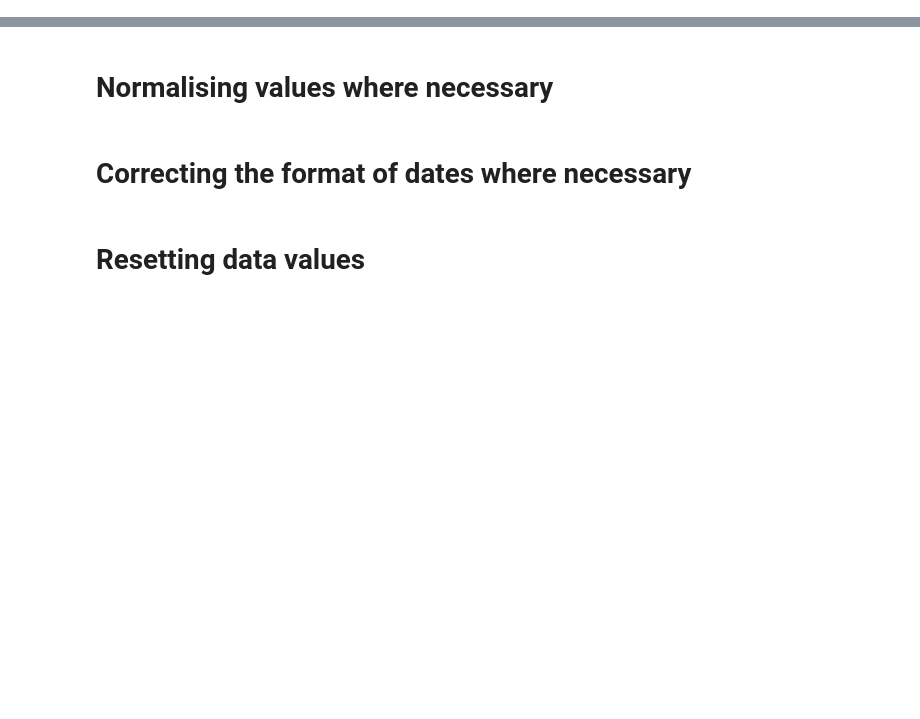
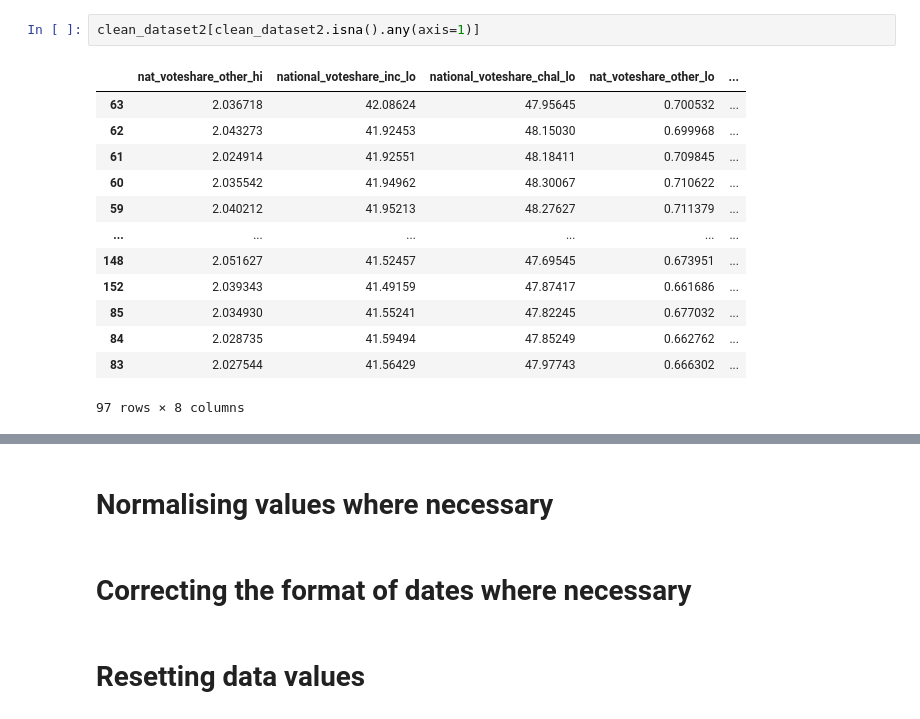
Before and after one commit to blazaropinto/portfolio_PDA_Data_Science, a Jupyter notebook: Preparing_data_for_analysis.ipynb, the cells around one changed output, grey strips where cells are left out. Saved outputs shown, nothing was run; the diff lists cells and outputs as text; blank space fills up the shorter version.

```diff
--- a/Preparing_data_for_analysis.ipynb
+++ b/Preparing_data_for_analysis.ipynb
@@ -6,0 +277,16 @@
+# %%
+clean_dataset2[clean_dataset2.isna().any(axis=1)]
+# %% [output]
+|  | nat_voteshare_other_hi | national_voteshare_inc_lo | national_voteshare_chal_lo | nat_voteshare_other_lo | ... |
+| 63 | 2.036718 | 42.08624 | 47.95645 | 0.700532 | ... |
+| 62 | 2.043273 | 41.92453 | 48.15030 | 0.699968 | ... |
+| 61 | 2.024914 | 41.92551 | 48.18411 | 0.709845 | ... |
+| 60 | 2.035542 | 41.94962 | 48.30067 | 0.710622 | ... |
+| 59 | 2.040212 | 41.95213 | 48.27627 | 0.711379 | ... |
+| ... | ... | ... | ... | ... | ... |
+| 148 | 2.051627 | 41.52457 | 47.69545 | 0.673951 | ... |
+| 152 | 2.039343 | 41.49159 | 47.87417 | 0.661686 | ... |
+| 85 | 2.034930 | 41.55241 | 47.82245 | 0.677032 | ... |
+| 84 | 2.028735 | 41.59494 | 47.85249 | 0.662762 | ... |
+| 83 | 2.027544 | 41.56429 | 47.97743 | 0.666302 | ... |
+97 rows × 8 columns
```
Also changed, not shown: parts of 69 cells of this notebook.
